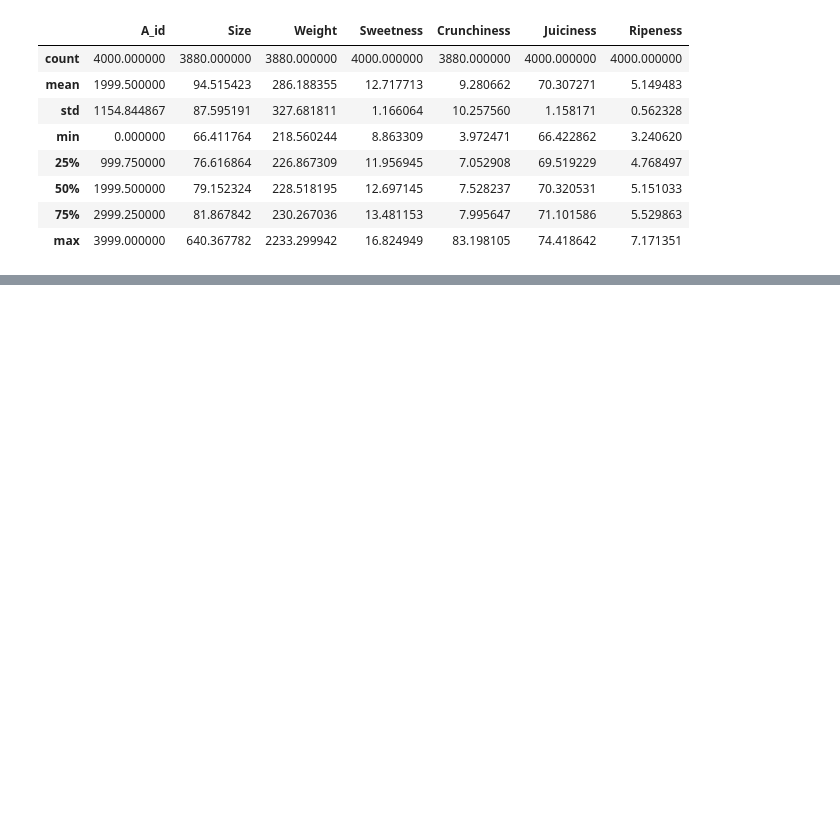
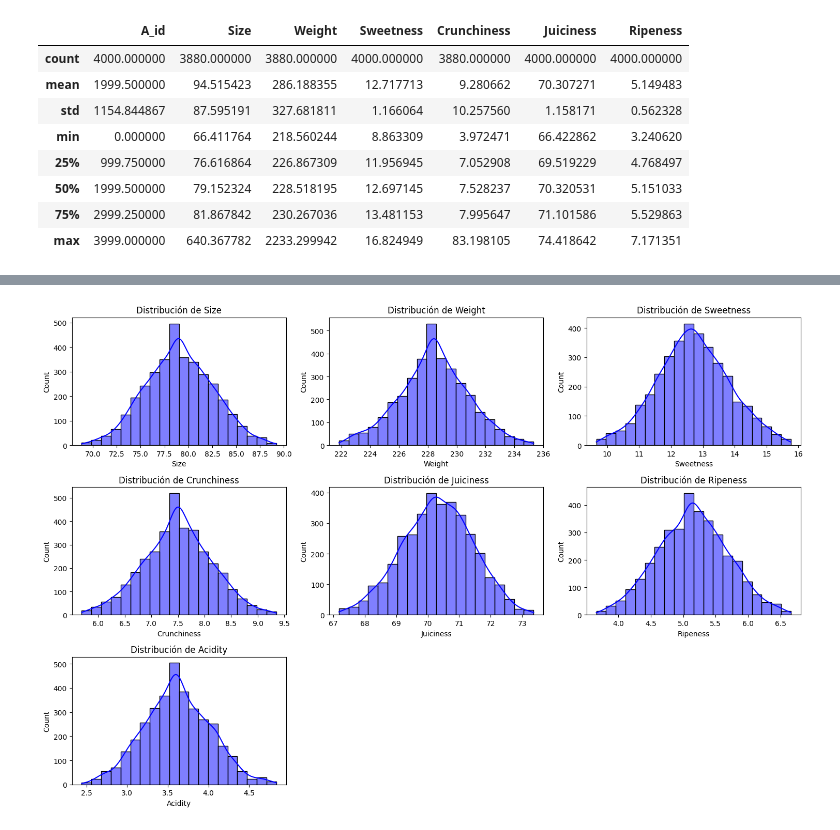
Before and after one commit to LuisEnriquePH/apple-quality-analisis, a Jupyter notebook: netebooks/manzanas.ipynb, the cells around one changed output, grey strips where cells are left out. Cells and saved outputs as stored; diff of their text form; code cells hidden in the pictures; blank space fills up the shorter version.

```diff
--- a/netebooks/manzanas.ipynb
+++ b/netebooks/manzanas.ipynb
@@ -55,0 +133,6 @@ DISCRIBE
+# %%
+#Eliminar filas con valores nulos
+df_cleaned = df.dropna()
+# %%
+#Eliminando columna A_id
+df_cleaned = df_cleaned.drop(columns=['A_id'])
@@ -55,0 +161,30 @@ DISCRIBE
+# %%
+# 1. Copiar el DataFrame original
+df_cleane = df_cleaned.copy()
+
+# 2. Seleccionar columnas numéricas
+numeric_cols = df_cleaned.select_dtypes(include=['float64', 'int64']).columns
+
+# 3. Función para reemplazar outliers por la mediana
+def replace_outliers_with_median(df, columns):
+    for col in columns:
+        Q1 = df[col].quantile(0.25)
+        Q3 = df[col].quantile(0.75)
+        IQR = Q3 - Q1
+        lower_bound = Q1 - 1.5 * IQR
+        upper_bound = Q3 + 1.5 * IQR
+
+        # Calcular la mediana de la columna (sin outliers)
+        median = df[(df[col] >= lower_bound) & (df[col] <= upper_bound)][col].median()
+
+        # Reemplazar outliers
+        df[col] = np.where((df[col] < lower_bound) | (df[col] > upper_bound), median, df[col])
+    return df
+
+# 4. Aplicar la función
+df_replaced = replace_outliers_with_median(df_cleaned, numeric_cols)
+
+# 5. Verificar resultados
+print("Resumen de cambios:")
+print(f"- Outliers reemplazados en: {list(numeric_cols)}")
+print(f"- Ejemplo en 'Peso': Mediana = {df_cleaned['Weight'].median():.2f}")
@@ -55,0 +226,11 @@ DISCRIBE
+# %%
+#Generando histograma para todo el df_cleaned
+plt.figure(figsize=(15, 10))
+for i, col in enumerate(numeric_cols, 1):
+    plt.subplot(3, 3, i)
+    sns.histplot(df_cleaned[col], kde=True, bins=20, color='blue')
+    plt.title(f'Distribución de {col}')
+plt.tight_layout()
+plt.show()
+# %% [output]
+[figure, added]
```
Also changed, not shown: parts of 26 cells of this notebook.
